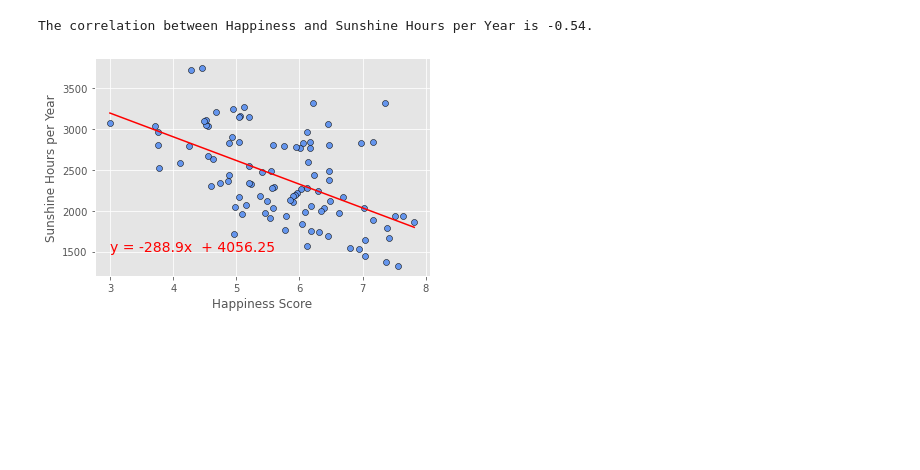
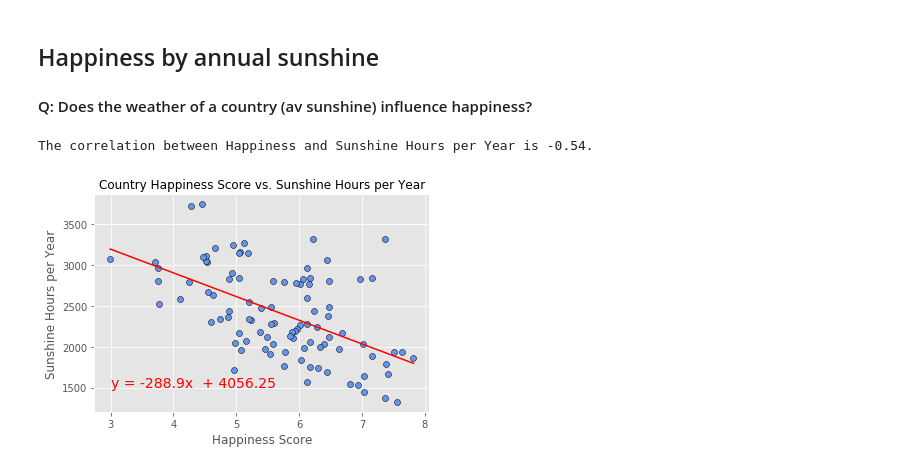
Before and after one commit to CBPher24/Exploring-World-Happiness, a Jupyter notebook: MainWork/All_Questions_team.ipynb, the cells around one changed output. Saved outputs shown, nothing was run; the diff lists cells and outputs as text; code cells hidden in the pictures; blank space fills up the shorter version.

```diff
--- a/MainWork/All_Questions_team.ipynb
+++ b/MainWork/All_Questions_team.ipynb
@@ -39,6 +39,7 @@ def linear_regression(x_axis_lreg, y_axis_lreg, x_label, y_label, line_eq_x, lin
     plt.scatter(x_axis_lreg, y_axis_lreg, marker = 'o', facecolor = 'cornflowerblue', edgecolor = 'black')
     plt.xlabel(x_label)
     plt.ylabel(y_label)
+    plt.title(f'Country Happiness Score vs. {y_label}', fontsize = 12)
     plt.plot(x_axis_lreg, regress_values, 'r')
     plt.annotate(line_eq, (line_eq_x, line_eq_y), fontsize = 12, color = 'red', size = 14)
     plt.show
@@ -58,7 +69,8 @@ The correlation between Happiness and Average Income is 0.84.
+# %% [markdown]
+## Happiness by annual sunshine
+#### Q: Does the weather of a country (av sunshine) influence happiness?
 # %%
-# Happiness by annual sunshine
-# Q: Does the weather of a country (av sunshine) influence happiness?
-linear_regression(happy_df['Happiness score'], happy_df['Sunshine hours per Year'], 'Happiness Score', 'Sunshine Hours per Year', 3, 1500)
+linear_regression(happy_df['Happiness Score'], happy_df['Sunshine Hrs per Year'], 'Happiness Score', 'Sunshine Hours per Year', 3, 1500)
 # %% [output]
 The correlation between Happiness and Sunshine Hours per Year is -0.54.
-[figure, old version]
+[figure, new version]
```
Also changed, not shown: parts of 11 cells of this notebook, 3 other files.
